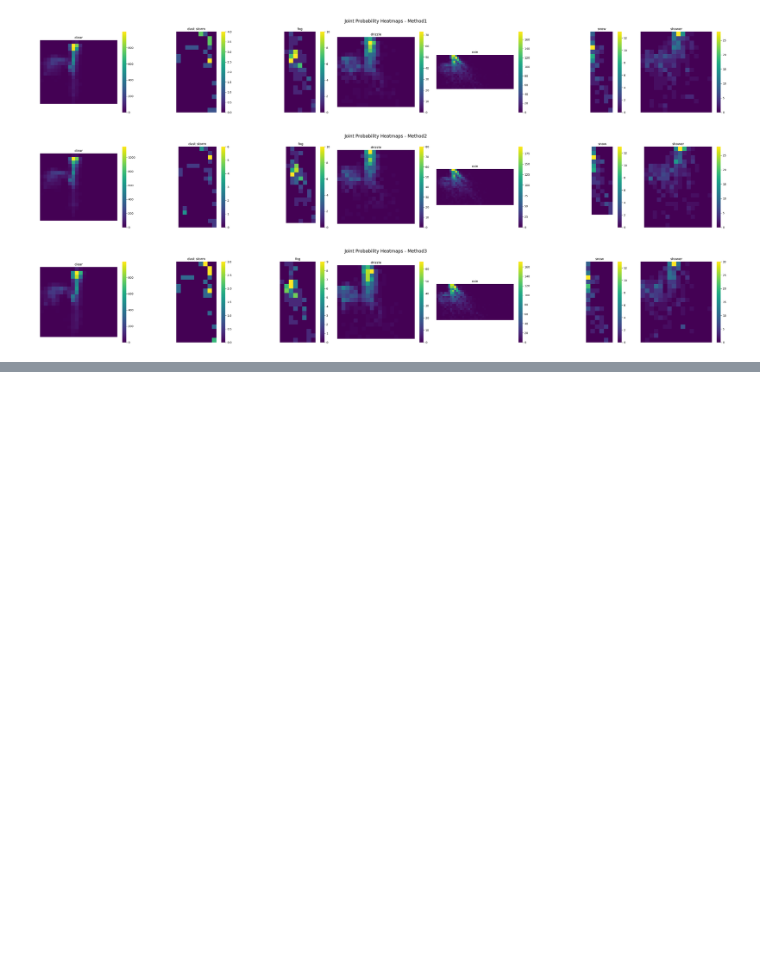
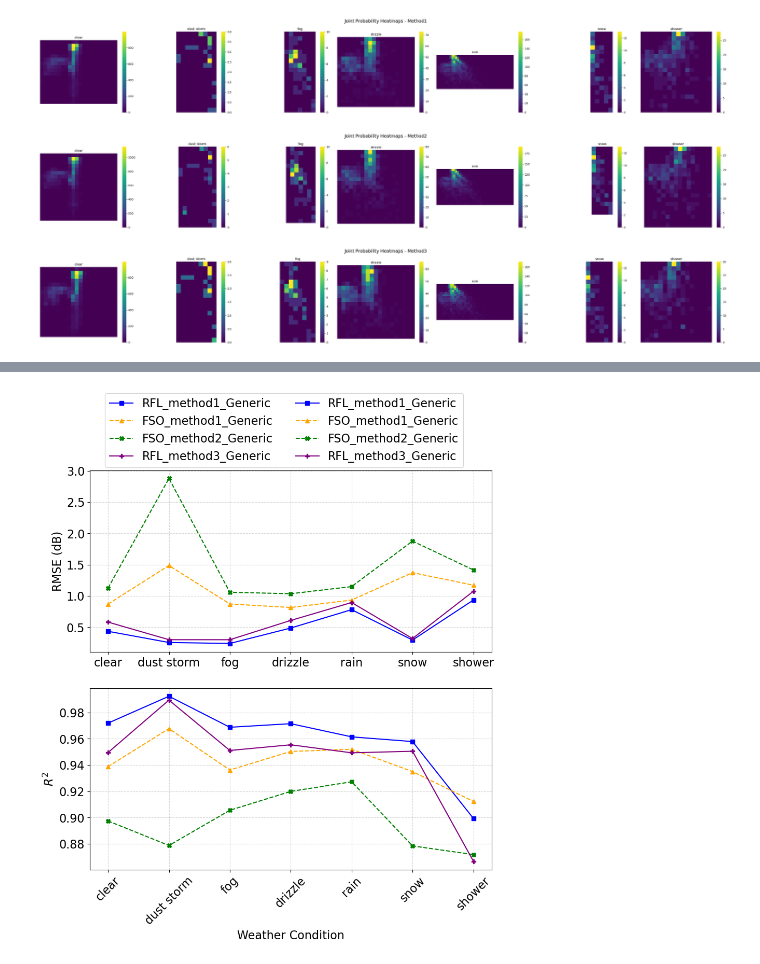
Before and after one commit to shavinkalu23/predictive_modelling_link_attenuation, a Jupyter notebook: method2.ipynb, the cells around one changed output, grey strips where cells are left out. Cells and saved outputs as stored; diff of their text form; code cells hidden in the pictures; blank space fills up the shorter version.

```diff
--- a/method2.ipynb
+++ b/method2.ipynb
@@ -939,0 +1053,30 @@ plt.show()
+# %%
+# Plot setup
+fig, axes = plt.subplots(2, 1, figsize=(10, 10))
+
+# Plot RMSE
+for col in rmse_results_final.columns:
+    axes[0].plot(synop_conditions, rmse_results_final[col],
+                 marker=markers[col], linestyle=linestyles[col],
+                 label=col, color=colors[col])
+axes[0].set_ylabel("RMSE (dB)")
+axes[0].grid(True, linestyle="--", alpha=0.5)
+
+# Plot R²
+for col in r2_results_final.columns:
+    axes[1].plot(synop_conditions, r2_results_final[col],
+                 marker=markers[col], linestyle=linestyles[col],
+                 label=col, color=colors[col])
+axes[1].set_xlabel("Weather Condition")
+axes[1].set_ylabel("$R^2$")
+axes[1].grid(True, linestyle="--", alpha=0.5)
+
+# Rotate x-axis labels
+plt.setp(axes[1].get_xticklabels(), rotation=45)
+
+# Add global legend outside plot
+fig.legend(loc="upper center", bbox_to_anchor=(0.5, 1.04), ncol=2, fontsize=16)
+
+plt.show()
+# %% [output]
+[figure, added]
```
Also changed, not shown: parts of 10 cells of this notebook, 1 other file.
